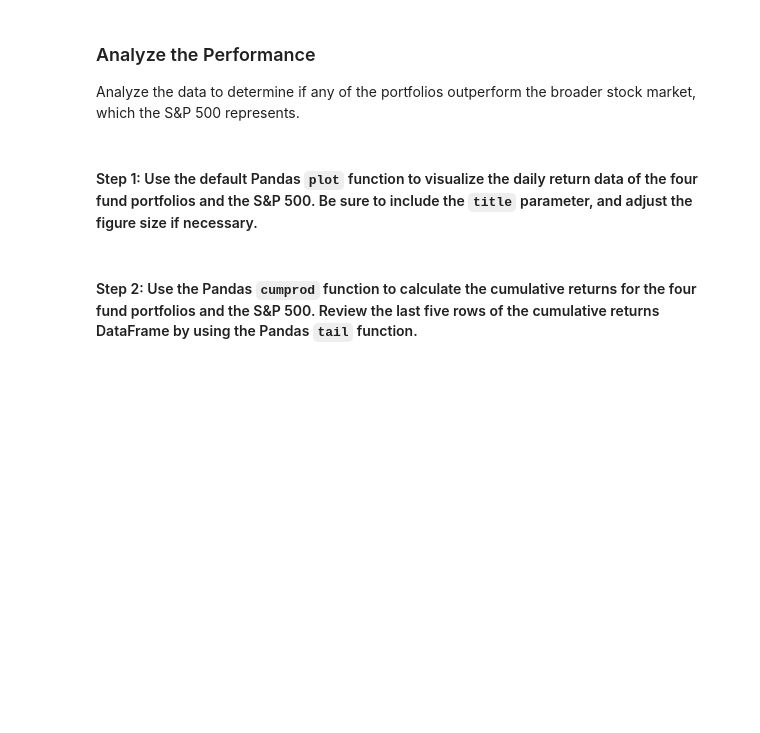
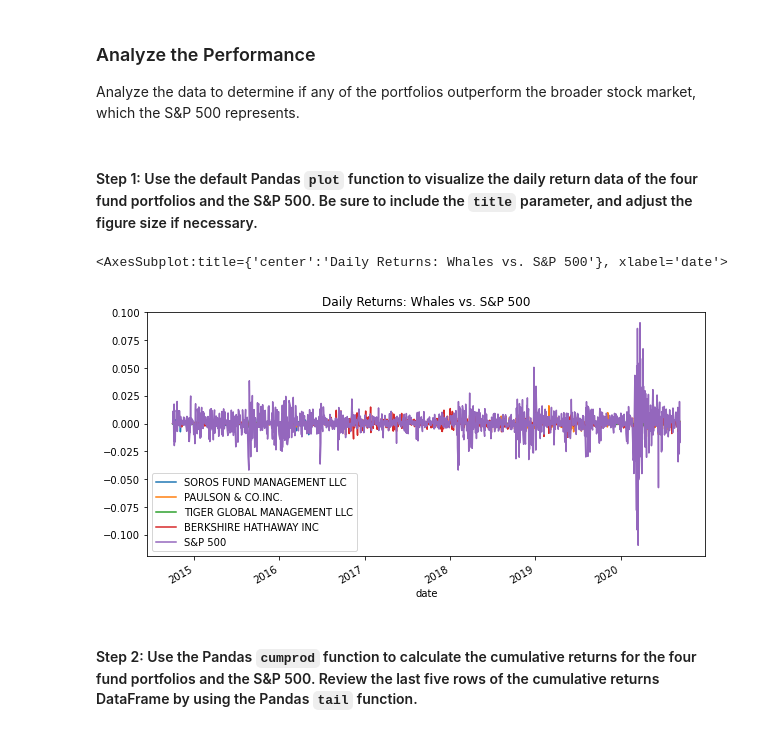
Before and after one commit to AquibaB/Analysis-investment-portfolio, a Jupyter notebook: risk_return_analysis.ipynb, the cells around one changed output. Saved outputs shown, nothing was run; the diff lists cells and outputs as text; code cells hidden in the pictures; blank space fills up the shorter version.

Commit message:
perf analysis and plots

```diff
--- a/risk_return_analysis.ipynb
+++ b/risk_return_analysis.ipynb
@@ -129,4 +129,6 @@ whale_df.head()
 # Prepare for the analysis by converting the dataframe of NAVs and prices to daily returns
 # Drop any rows with all missing values
 # Review the first five rows of the daily returns DataFrame.
-# YOUR CODE HERE
+daily_returns = whale_df.pct_change().dropna()
+
+daily_returns.head()
@@ -145,7 +155,11 @@ Analyze the data to determine if any of the portfolios outperform the broader st
 # %%
 # Plot the daily return data of the 4 funds and the S&P 500
 # Inclue a title parameter and adjust the figure size
 # YOUR CODE HERE
+daily_returns.plot(figsize=(10,5), title='Daily Returns: Whales vs. S&P 500')
+# %% [output]
+<AxesSubplot:title={'center':'Daily Returns: Whales vs. S&P 500'}, xlabel='date'>
+[figure, added]
 # %% [markdown]
 #### Step 2: Use the Pandas `cumprod` function to calculate the cumulative returns for the four fund portfolios and the S&P 500. Review the last five rows of the cumulative returns DataFrame by using the Pandas `tail` function.
 # %%
```
Also changed, not shown: parts of 4 cells of this notebook.
